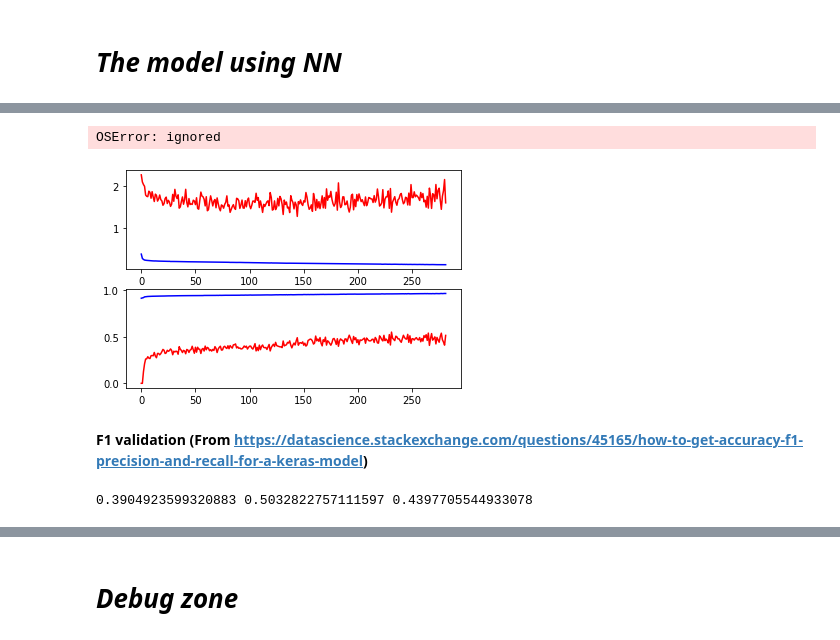
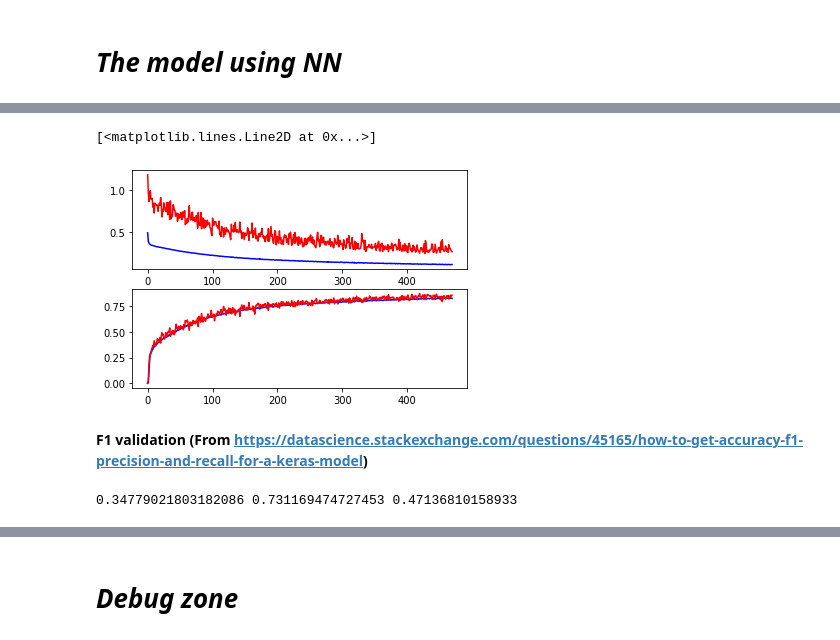
Before and after one commit to aquangnguyen1992/Advanced_Data_Science_Capstone, a Jupyter notebook: Capstone_Project.ipynb, the cells around one changed output, grey strips where cells are left out. Cells and saved outputs as stored; diff of their text form; code cells hidden in the pictures.

Commit message:
Updated the metrics with tfa F1Score, working on a solution to reduce the overfitting

```diff
--- a/Capstone_Project.ipynb
+++ b/Capstone_Project.ipynb
@@ -253,14 +262,22 @@ print(X_train.shape, Y_train.shape, X_test.shape)
 # %%
-downsampling_factor = 10
+downsampling_factor = 1
 indices_1 = np.argwhere(np.array(Y_train)==1)
 indices_0_new = np.argwhere(np.array(Y_train)==0)
 indices = np.arange(0,len(indices_0_new),downsampling_factor)
 indices_0_new = indices_0_new[indices]
 
 print(indices_0_new.shape)
-indices_0_new = np.concatenate((indices_0_new, indices_1), axis=0)
+
+upsampling_factor = 10
+indices_1_new = indices_1
+for i in range(upsampling_factor):
+  indices_1_new = np.concatenate((indices_1_new, indices_1), axis=0)
+
+indices_0_new = np.concatenate((indices_1_new, indices_0_new), axis=0)
+
 print(indices_0_new.shape)
 
+indices_0_new = tf.random.shuffle(indices_0_new)
 
 X_to_train = np.array(X_train)[indices_0_new]
 Y_to_train = np.array(Y_train)[indices_0_new]
@@ -332,7 +340,7 @@ def create_model(dense1=128, dense2=64, dropout_rate=0.4, l1_rate=0.001, l2_rate
   out_model.compile(
             optimizer=Adam(learning_rate=lr),
             loss='binary_crossentropy',
-            metrics=['binary_accuracy'])
+            metrics=[tfa.metrics.F1Score(num_classes=2, average="micro", threshold=0.9)])
 
   return out_model
 # %%
@@ -357,16 +365,16 @@ Trainable params: 144,705
 Non-trainable params: 0
 _________________________________________________________________
 # %%
-BATCH_SIZE = 128
+BATCH_SIZE = 256
 NB_EPOCH = 1000
 
 early_stop = tf.keras.callbacks.EarlyStopping(
-    monitor='val_binary_accuracy', patience=50, verbose=0, mode='auto',
+    monitor='val_f1_score', patience=50, verbose=0, mode='max',
     baseline=None)
 
 best_model_hold = tf.keras.callbacks.ModelCheckpoint(
-    filepath='/content/best_model', monitor='val_binary_accuracy', verbose=1, save_best_only=True,
-    save_weights_only=False, mode='auto', save_freq='epoch')
+    filepath='/content/best_model', monitor='val_f1_score', verbose=1, save_best_only=True,
+    save_weights_only=False, mode='max')
 
 history = my_model.fit(X_to_train, Y_to_train,
              batch_size=BATCH_SIZE, epochs=NB_EPOCH,
@@ -393,16 +401,16 @@ Epoch 00282: val_binary_accuracy did not improve from 0.55086
 # %%
 plt.subplot(211)
 plt.plot(history.history["loss"], '-b')
 plt.plot(history.history["val_loss"], '-r')
 
 plt.subplot(212)
-plt.plot(history.history["binary_accuracy"], '-b')
-plt.plot(history.history["val_binary_accuracy"], '-r')
+plt.plot(history.history["f1_score"], '-b')
+plt.plot(history.history["val_f1_score"], '-r')
 
-my_model = new_model = tf.keras.models.load_model('/content/saved_model.pb')
+#my_model = new_model = tf.keras.models.load_model('/content/best_model/')
 # %% [output]
-OSError: ignored
+[<matplotlib.lines.Line2D at 0x...>]
-[figure, old version]
+[figure, new version]
 # %% [markdown]
 **F1 validation (From https://datascience.stackexchange.com/questions/45165/how-to-get-accuracy-f1-precision-and-recall-for-a-keras-model)**
 # %%
@@ -435,7 +443,7 @@ def recall_cal(y_pred, y_ref):
   return recall
 
 def F1_score(model, X_test, y_ref, test_size):
-  test_size = 12800
+  test_size = len(Y_test)
   y_pred = (model.predict(X_test[:test_size], batch_size=128)>0.5).astype(int)
   y_pred = np.squeeze(y_pred, axis=1)
   y_pred[7] = 1
@@ -452,7 +460,7 @@ def F1_score(model, X_test, y_ref, test_size):
 pre, re, f1 = F1_score(my_model, X_test, Y_test, test_size=12800)
 print(pre, re, f1)
 # %% [output]
-0.3904923599320883 0.5032822757111597 0.4397705544933078
+0.34779021803182086 0.731169474727453 0.47136810158933
 # %%
 my_model.evaluate(X_test, Y_test)
 prediction = my_model.predict(X_test)
```
Also changed, not shown: parts of 16 cells of this notebook.
